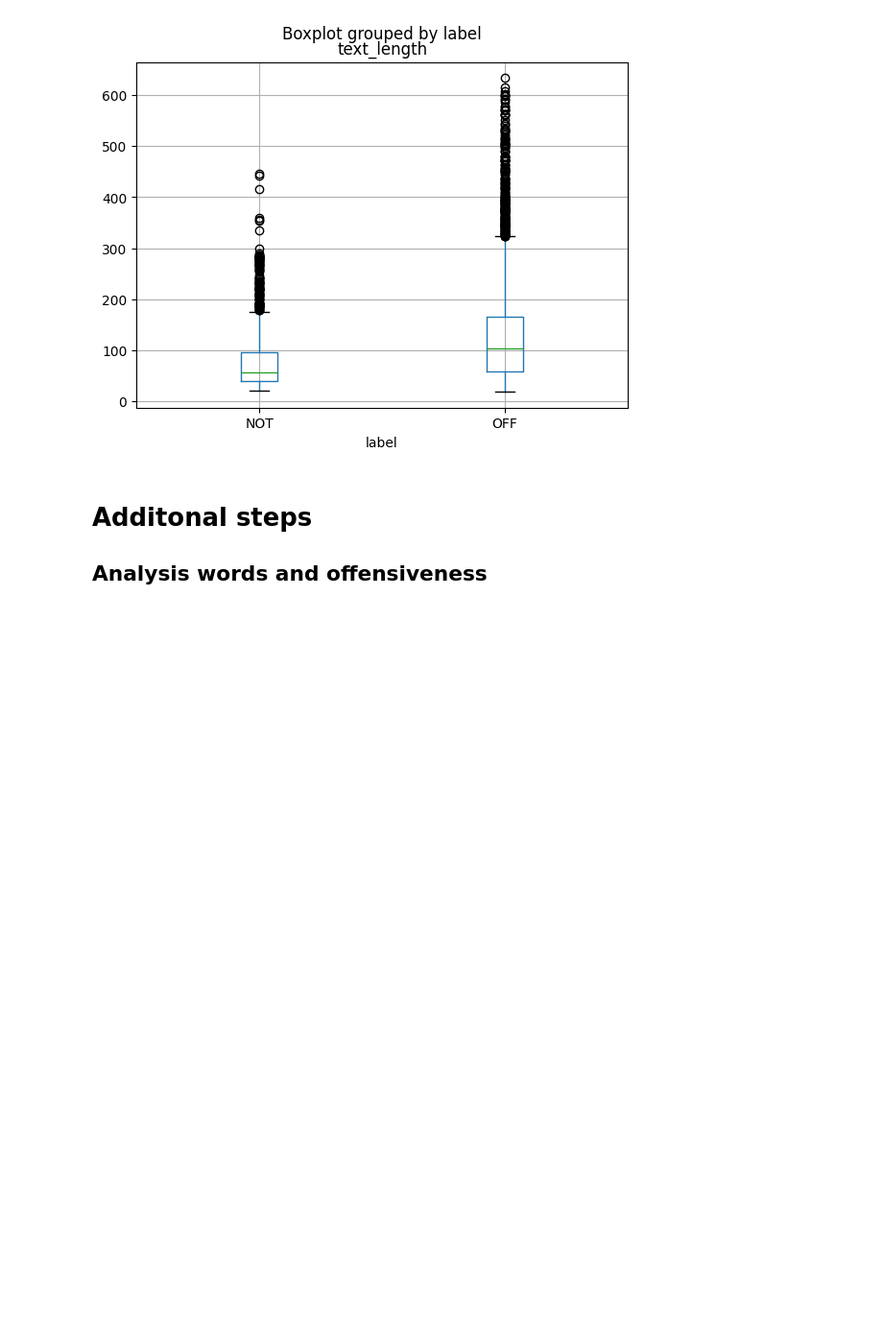
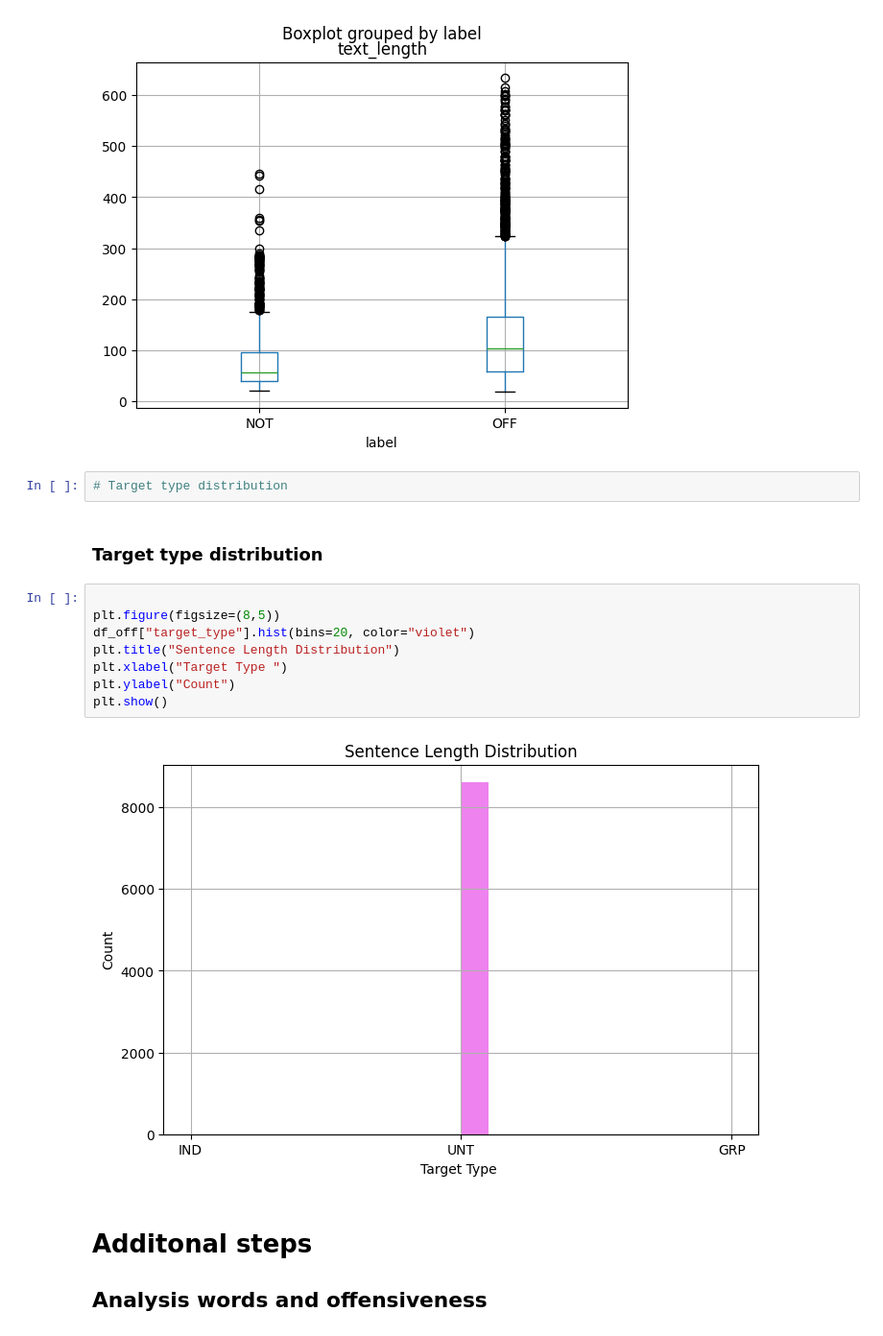
Before and after one commit to FrancescaRomanaBlanda/Taboo-Language, a Jupyter notebook: Sinhala/notebooks/final_analysis.ipynb, the cells around one changed output. Shown at 96% size. Cells and saved outputs as stored; diff of their text form; blank space fills up the shorter version.

```diff
--- a/Sinhala/notebooks/final_analysis.ipynb
+++ b/Sinhala/notebooks/final_analysis.ipynb
@@ -391,6 +391,20 @@ df.boxplot(column="text_length", by="label")
 # %% [output]
 <Axes: title={'center': 'text_length'}, xlabel='label'>
 [figure]
+# %%
+# Target type distribution
+# %% [markdown]
+###  Target type distribution
+# %%
+
+plt.figure(figsize=(8,5))
+df_off["target_type"].hist(bins=20, color="violet")
+plt.title("Sentence Length Distribution")
+plt.xlabel("Target Type ")
+plt.ylabel("Count")
+plt.show()
+# %% [output]
+[figure, added]
 # %% [markdown]
 #  Additonal steps
 
```
Also changed, not shown: 4 other files.
